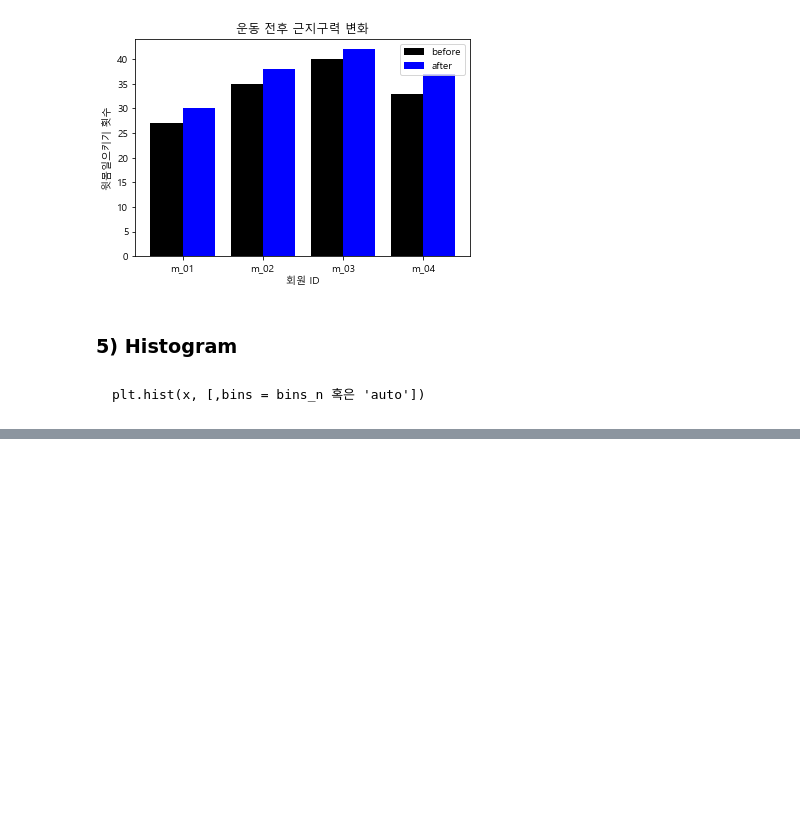
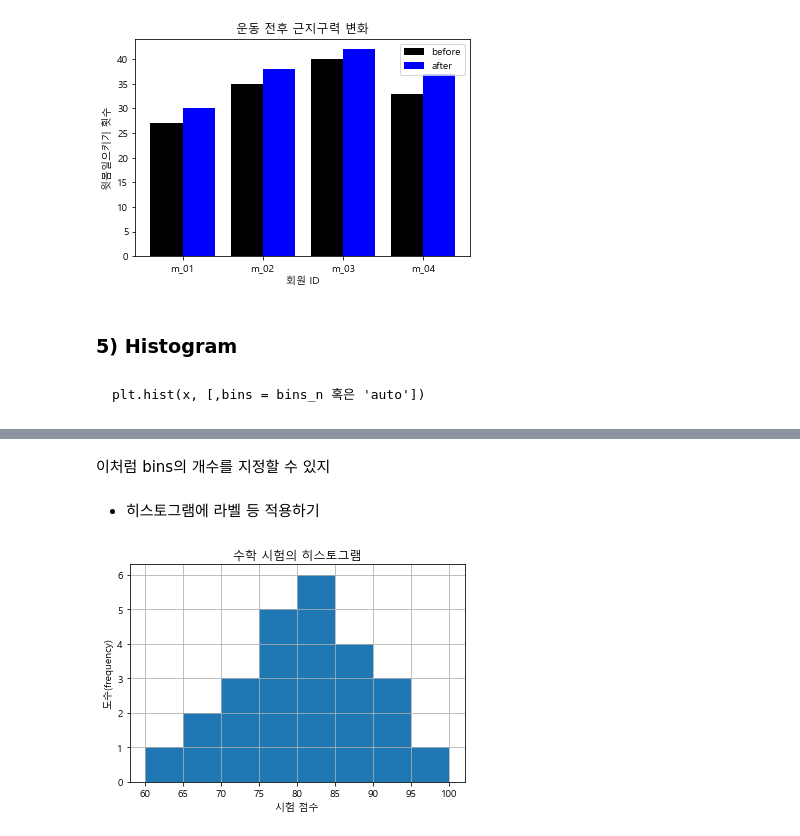
Before and after one commit to jeehoshin/python_newbie, a Jupyter notebook: chapter12_visualization.ipynb, the cells around one changed output, grey strips where cells are left out. Drawn from its saved outputs; the diff is of its cells as text; code cells hidden in the pictures; blank space fills up the shorter version.

```diff
--- a/chapter12_visualization.ipynb
+++ b/chapter12_visualization.ipynb
@@ -516,0 +500,13 @@ qnorm.quantile_normalize(data1)
+# %% [markdown]
+이처럼 bins의 개수를 지정할 수 있지
+# %% [markdown]
+- 히스토그램에 라벨 등 적용하기
+# %%
+plt.hist(math, bins = 8)
+plt.xlabel('시험 점수')
+plt.ylabel('도수(frequency)')
+plt.title('수학 시험의 히스토그램')
+plt.grid()
+plt.show()
+# %% [output]
+[figure, added]
```
Also changed, not shown: parts of 33 cells of this notebook.
